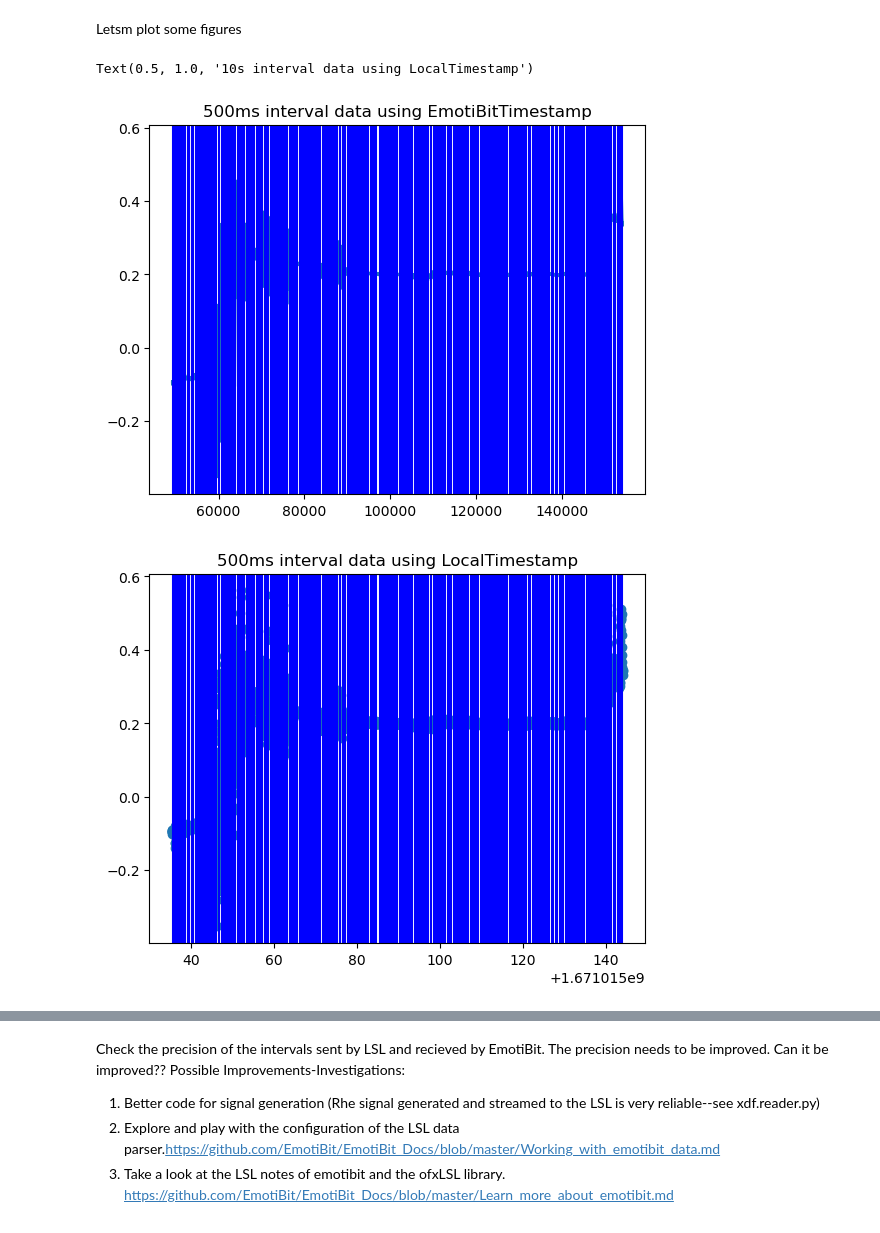
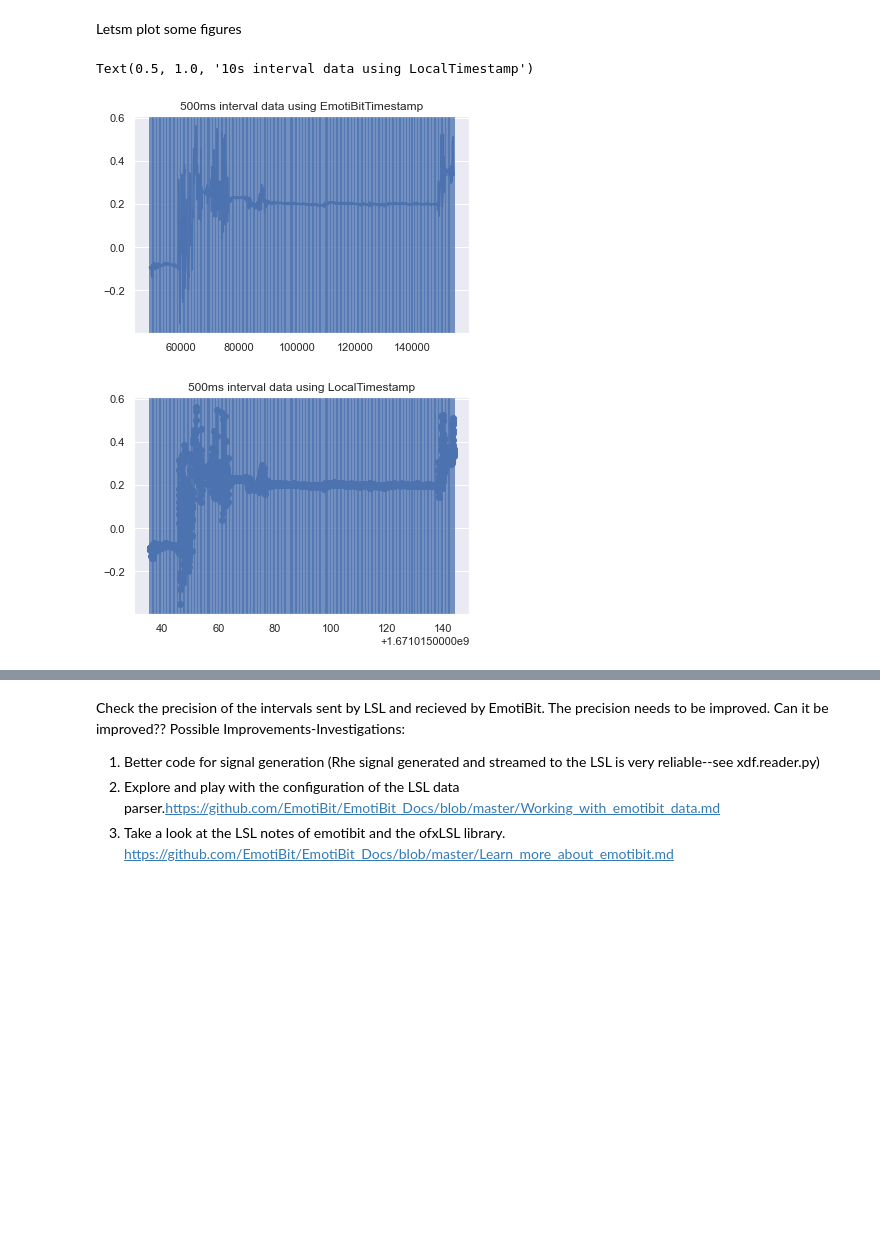
Before and after one commit to Rockyneuron/EmotiBit, a Jupyter notebook: analysis/test_sync.ipynb, the cells around one changed output, grey strips where cells are left out. Drawn from its saved outputs; the diff is of its cells as text; code cells hidden in the pictures; blank space fills up the shorter version.

Commit message:
[st] improve plots with seaborn

```diff
--- a/analysis/test_sync.ipynb
+++ b/analysis/test_sync.ipynb
@@ -32,24 +30,25 @@ FileNotFoundError: [Errno 2] No such file or directory: '..\\emotiBitData\\LSL\\
 # %% [markdown]
 Letsm plot some figures
 # %%
+sns.set_theme()
 fig,ax = plt.subplots(1,1)
 ax.plot(HR['EmotiBitTimestamp'],HR['AX'],'-')
 for vline in data2['EmotiBitTimestamp']:
     plt.axvline(vline, color = 'b', label = 'axvline - full height')
 ax.set_title('500ms interval data using EmotiBitTimestamp')
 
 fig2,ax2 = plt.subplots(1,1)
 ax2.plot(HR['LocalTimestamp'],HR['AX'],'o-')
 for vline in data2['LocalTimestamp']:
     plt.axvline(vline, color = 'b', label = 'axvline - full height')
 ax2.set_title('500ms interval data using LocalTimestamp')
 
 fig3,ax4 = plt.subplots(1,1)
 ax4.plot(HR_data4['LocalTimestamp'],HR_data4['BV'],'o-')
 for vline in data4['LocalTimestamp']:
     plt.axvline(vline, color = 'b', label = 'axvline - full height')
 ax4.set_title('10s interval data using LocalTimestamp')
 # %% [output]
 Text(0.5, 1.0, '10s interval data using LocalTimestamp')
-[figure, old version]
+[figure, new version]
-[figure, old version]
+[figure, new version]
```
Also changed, not shown: parts of 4 cells of this notebook.
